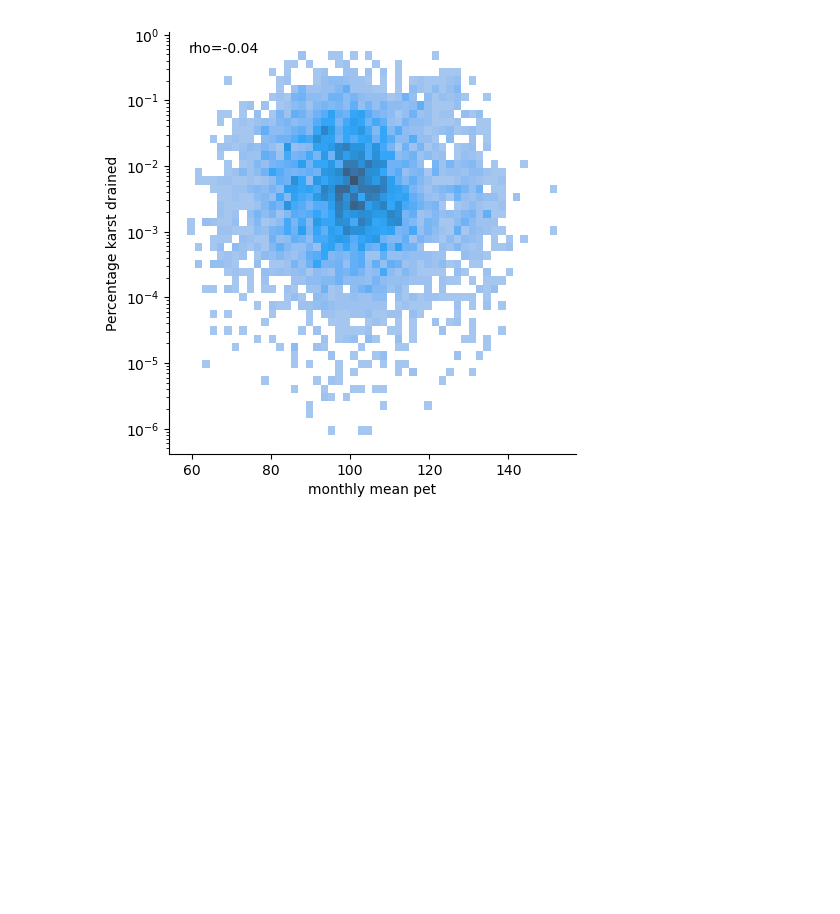
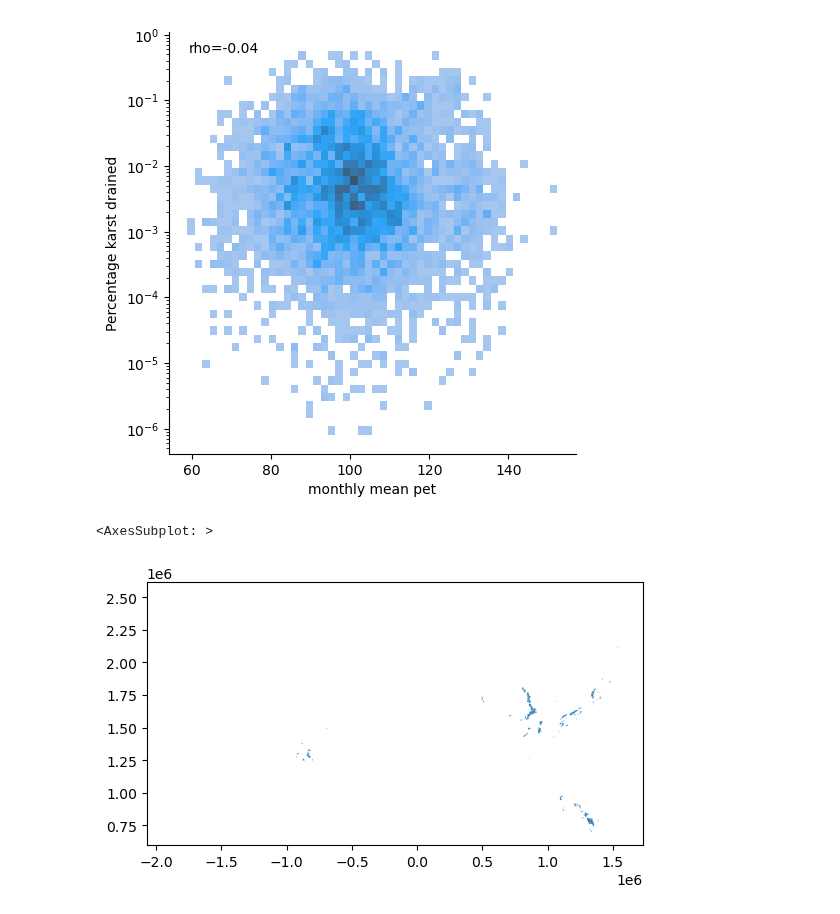
Before and after one commit to CovingtonResearchGroup/sinkhole_analysis, a Jupyter notebook: p_karst_comparison.ipynb, the cells around one changed output. Saved outputs shown, nothing was run; the diff lists cells and outputs as text; code cells hidden in the pictures; blank space fills up the shorter version.

```diff
--- a/p_karst_comparison.ipynb
+++ b/p_karst_comparison.ipynb
@@ -118,3 +118,9 @@ for param in raster_key.index:
 [figure]
 [figure]
 [figure]
+# %%
+high_p_karst = p_karst_df[p_karst>0.1]
+high_p_karst.plot()
+# %% [output]
+<AxesSubplot: >
+[figure, added]
```
Also changed, not shown: 1 other file.
